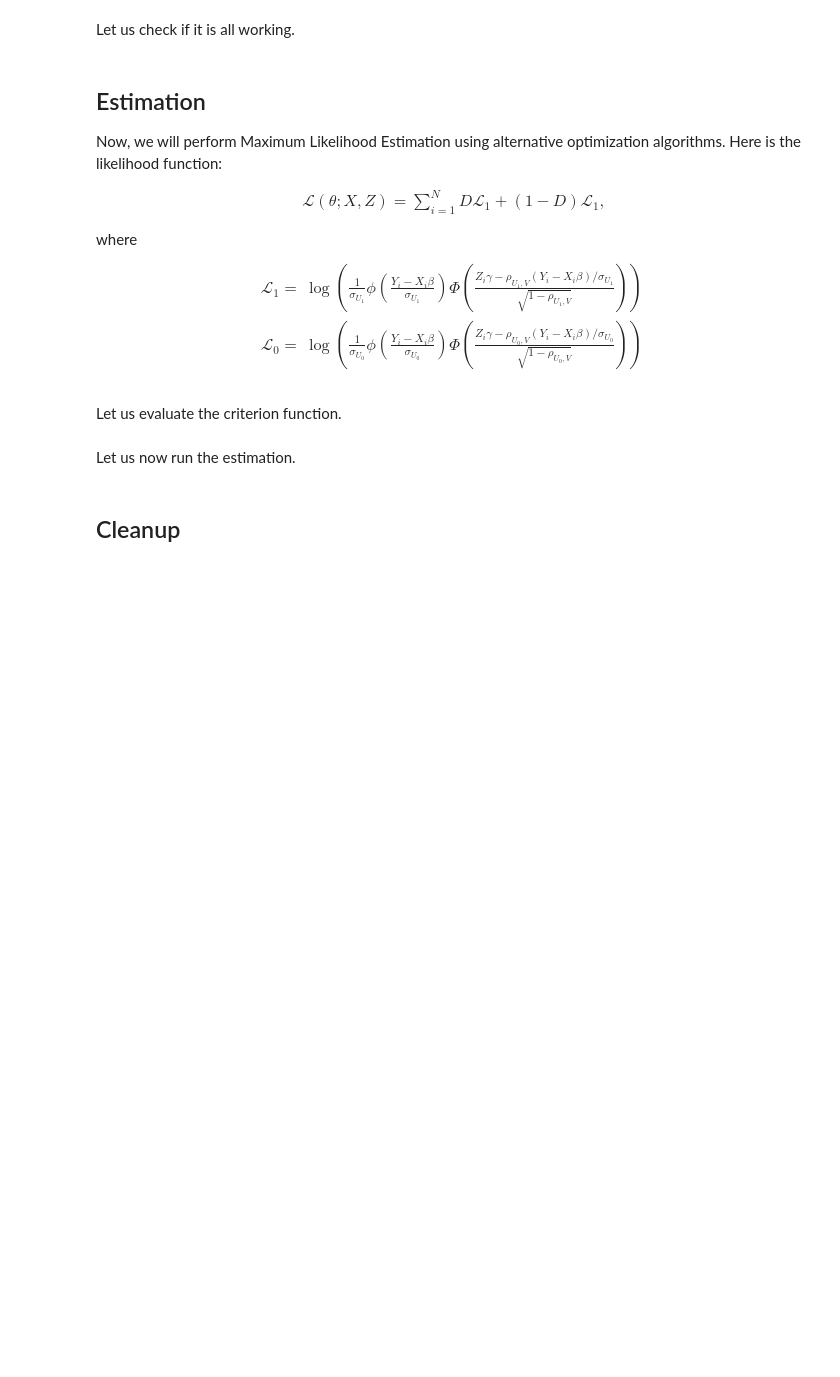
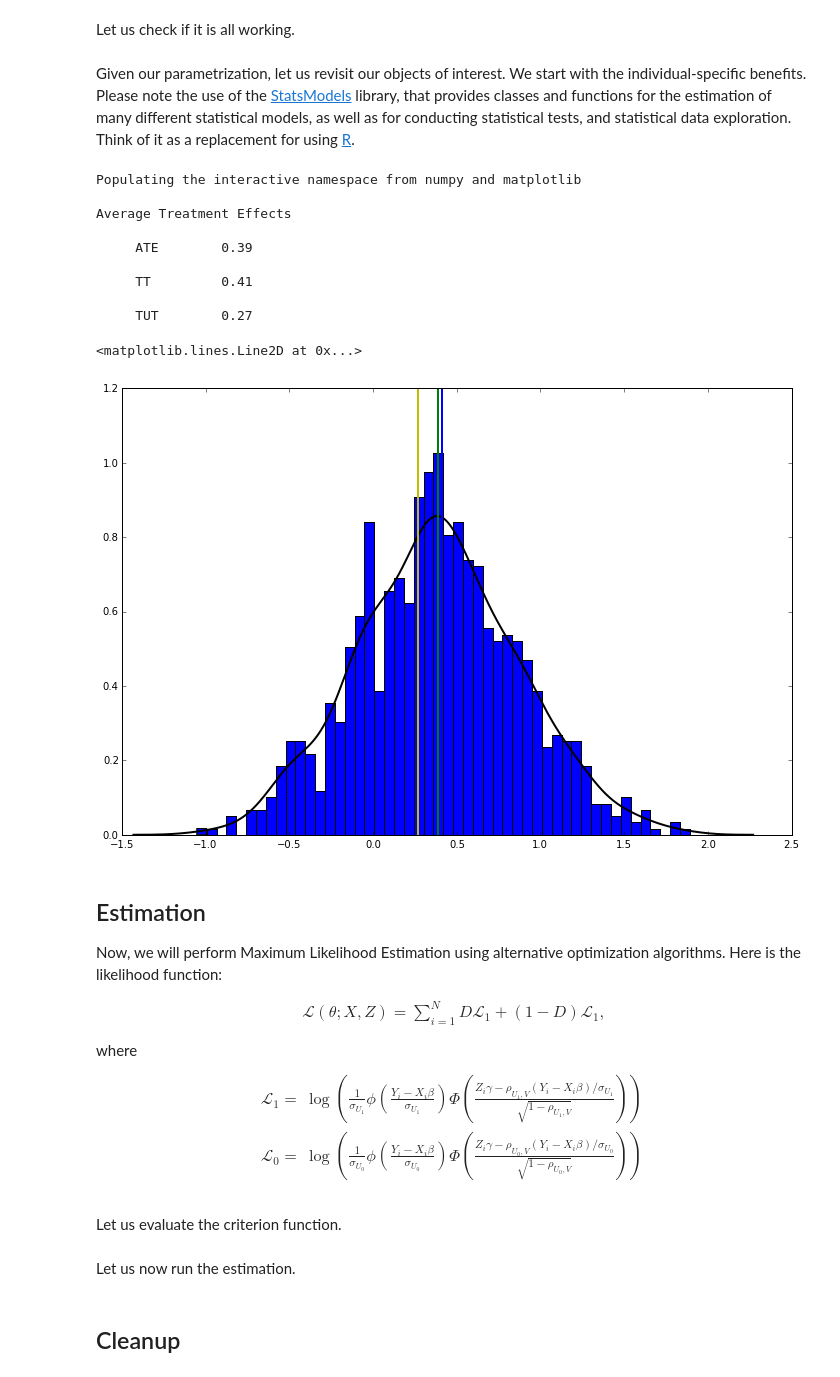
Before and after one commit to snowdj/course, a Jupyter notebook: lectures/economic_models/generalized_roy/lecture.ipynb, the cells around one changed output. Drawn from its saved outputs; the diff is of its cells as text; code cells hidden in the pictures; blank space fills up the shorter version.

```diff
--- a/lectures/economic_models/generalized_roy/lecture.ipynb
+++ b/lectures/economic_models/generalized_roy/lecture.ipynb
@@ -323,5 +366,8 @@ def simulate_model():
 
     # Save to disk
     write_out(Y, D, X, Z, file_name)
+
+    # Return selected features of data
+    return Y1, Y0, D
 # %% [markdown]
 Let us check if it is all working.
@@ -330,3 +374,56 @@ simulate_model()
+# %%
+Y1, Y0, D = simulate_model()
+# %% [markdown]
+Given our parametrization, let us revisit our objects of interest. We start with the individual-specific benefits. Please note the use of the [StatsModels](http://statsmodels.sourceforge.net/devel/index.html) library,
+that provides classes and functions for the estimation of many different statistical models, as well as for conducting statistical tests, and statistical data exploration. Think of it as a replacement for using [R](http://www.r-project.org/).
+# %%
+# import of libraries
+import numpy as np
+from scipy import stats
+import statsmodels.api as sm
+import matplotlib.pyplot as plt
+
+%pylab inline
+
+# Auxiliary variables
+B = Y1 - Y0
+
+# Create histogram and density estimate of benefits.
+kde = sm.nonparametric.KDEUnivariate(B)
+kde.fit()
+
+fig = plt.figure(figsize=(12,8))
+ax = fig.add_subplot(111)
+ax.hist(B, bins=50, normed=True, color='blue')
+ax.plot(kde.support, kde.density, lw=2, color='black')
+
+# Calcuate the average treatment effects
+ate, tt, tut = np.mean(B), np.mean(B[D==1]), np.mean(B[D==0])
+
+# Pretty formatting of strings and output
+fmt = '     {0:<5}{1:10.2f}\n'
+
+print '\nAverage Treatment Effects\n'
+print fmt.format('ATE ', ate)
+print fmt.format('TT', tt)
+print fmt.format('TUT ', tut)
+
+# Let us add them to our plot.
+plt.axvline(x=ate, ymin=0, ymax=5, linewidth=2, color='g')
+plt.axvline(x=tt, ymin=0, ymax=5, linewidth=2, color='b')
+plt.axvline(x=tut, ymin=0, ymax=5, linewidth=2, color='y')
+# %% [output]
+Populating the interactive namespace from numpy and matplotlib
+
+Average Treatment Effects
+
+     ATE        0.39
+
+     TT         0.41
+
+     TUT        0.27
+<matplotlib.lines.Line2D at 0x...>
+[figure, added]
 # %% [markdown]
 ## Estimation
 
```
Also changed, not shown: parts of 11 cells of this notebook, 2 other files.
